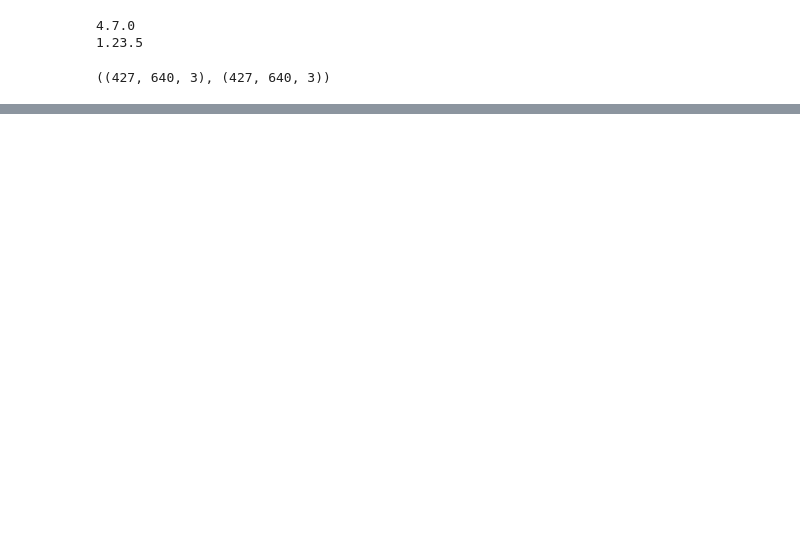
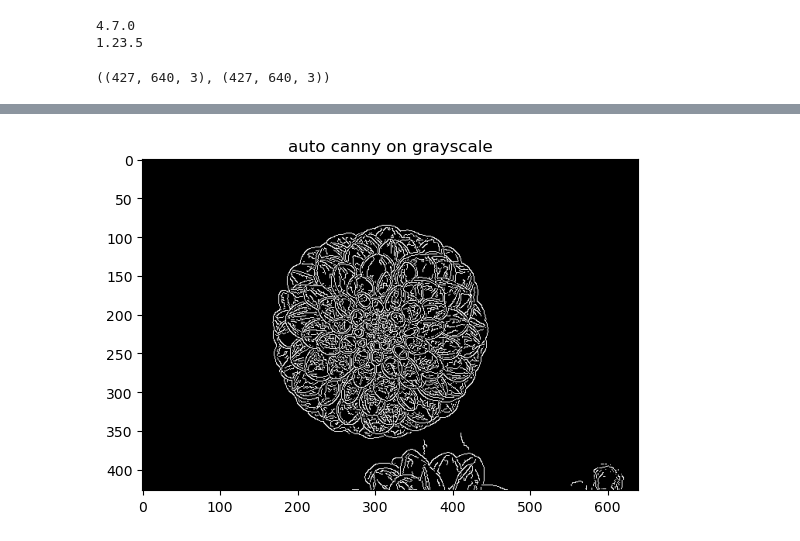
Before and after one commit to chinmayajoshi/Computer-Vision-Fun, a Jupyter notebook: basic_effects_on_sample_image_data.ipynb, the cells around one changed output, grey strips where cells are left out. Drawn from its saved outputs; the diff is of its cells as text; code cells hidden in the pictures; blank space fills up the shorter version.

```diff
--- a/basic_effects_on_sample_image_data.ipynb
+++ b/basic_effects_on_sample_image_data.ipynb
@@ -30,0 +126,6 @@ imshow(im2, 'second image')
+# %%
+gray_img = effect(im2, gray=True, show=False, ret=True)
+img = auto_canny(gray_img)
+imshow(img, "auto canny on grayscale", cmap='gray')
+# %% [output]
+[figure, added]
```
Also changed, not shown: parts of 18 cells of this notebook.
